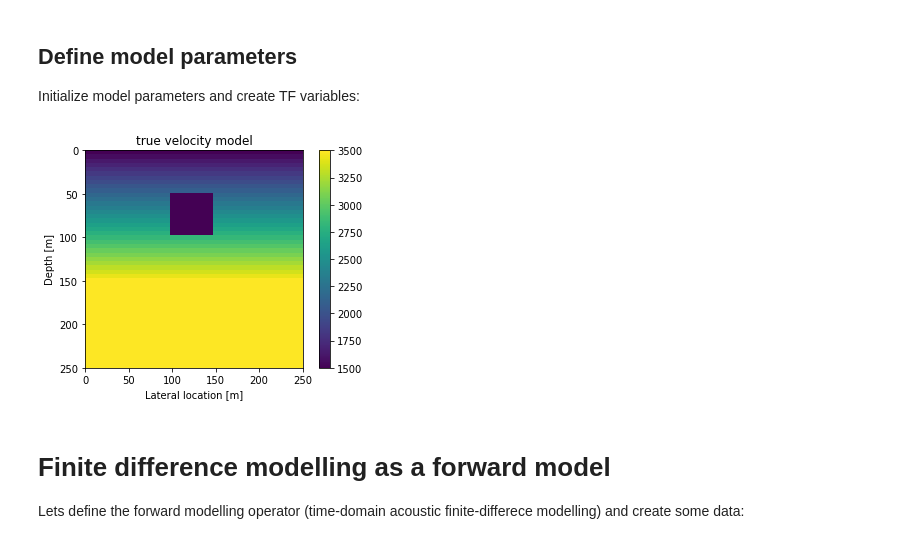
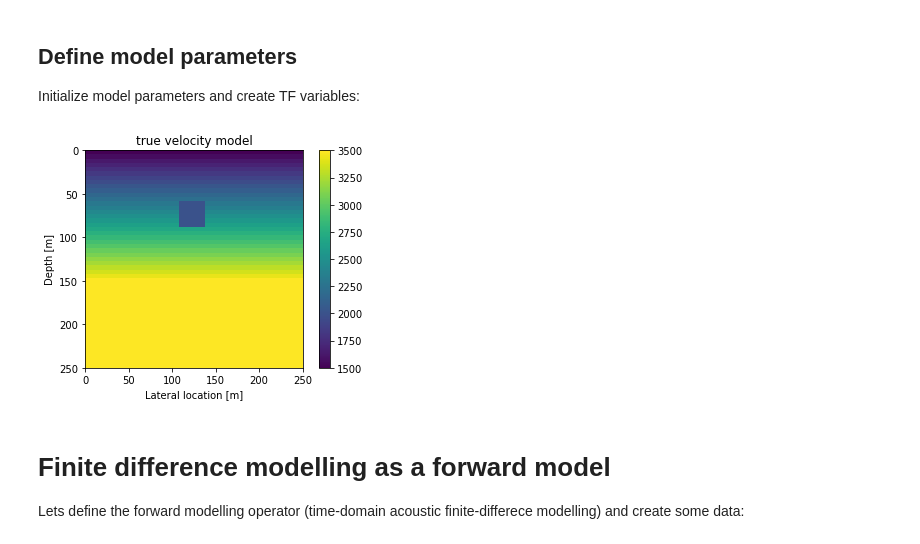
Before and after one commit to GeoMarky/tf2demo, a Jupyter notebook: tf2fwi.ipynb, the cells around one changed output. Saved outputs shown, nothing was run; the diff lists cells and outputs as text; code cells hidden in the pictures.

```diff
--- a/tf2fwi.ipynb
+++ b/tf2fwi.ipynb
@@ -79,7 +79,7 @@ dt=0.008
 dt_mod=0.001
 df=1/nt/dt
 mode=0
-f = 25 # A low wavelength of 25 Hz
+f = 30 # A low wavelength of 25 Hz
 t, w = ricker(f,nt*dt_mod,dt_mod)
 c=3500
 vel = 1.0*c*np.ones([nz,nx],dtype=np.float32)
@@ -87,35 +87,35 @@ vel = 1.0*c*np.ones([nz,nx],dtype=np.float32)
 ctrue = c*np.ones([nz,nx],dtype=np.float32)
 gas = np.zeros([nz,nx],dtype=np.float32)
 for ix in range(nx):
     ctrue[ix,0:30]=1500+np.arange(0,2000,2000/30)
-ctrue[20:30,10:20]=1500
+ctrue[22:28,12:18]=2000
 
 vel=ctrue
 plt.title('true velocity model')
 plt.imshow(np.transpose(vel),aspect='equal',extent=[0,dx*(nx-1),dz*(nz-1),0])
 plt.axis([0,(nx-1)*dx,(nz-1)*dz,0])
 plt.xlabel('Lateral location [m]')
 plt.ylabel('Depth [m]')
 plt.colorbar()
 plt.show()
 
 k=np.zeros([3,3],dtype=np.float32)
 k[0,1]=k[1,0]=k[2,1]=k[1,2]=1;
 k[1,1]=-4;
 
 C   =  tf.Variable(vel,name="velocity")
 K   =  tf.Variable(k,name="kernel")
 C0   = tf.Variable(vel)
 
 p_mod = np.zeros([ns,nx,nz,nt],dtype=np.float32)
 p_wav = np.zeros([ns,nx,nz,nt],dtype=np.float32)
 
 for si in range(ns):
     p_wav[si,si*ds,1,:]=w
 
 P = tf.Variable(p_wav,name="wavefield")
 # %% [output]
-[figure, old version]
+[figure, new version]
 # %% [markdown]
 # Finite difference modelling as a forward model
 
```
Also changed, not shown: parts of 3 cells of this notebook.
